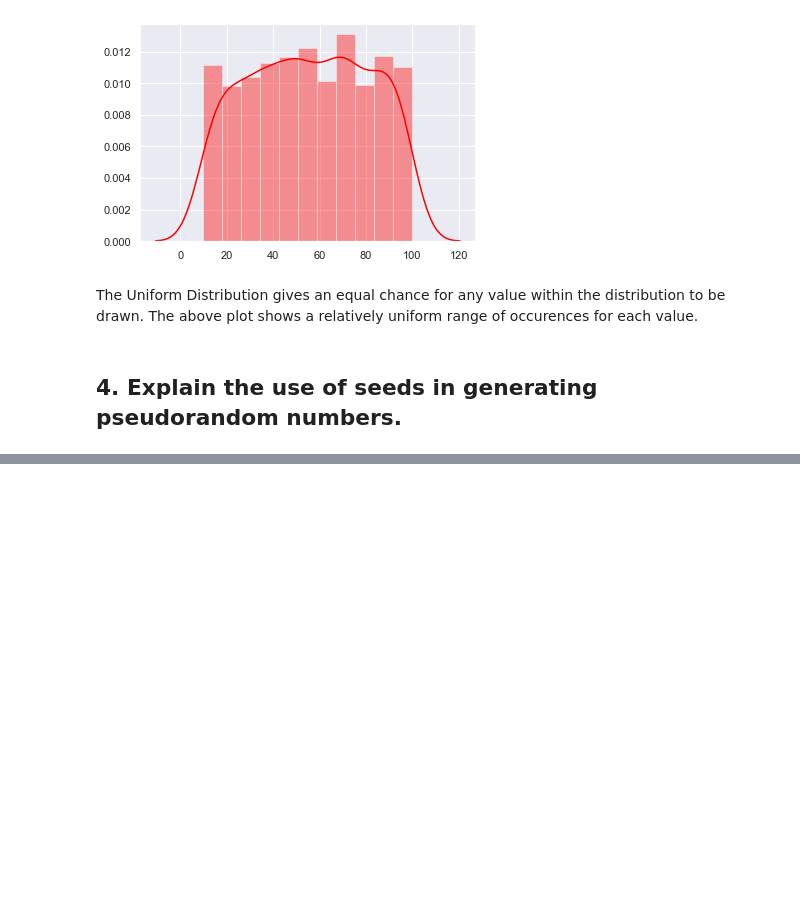
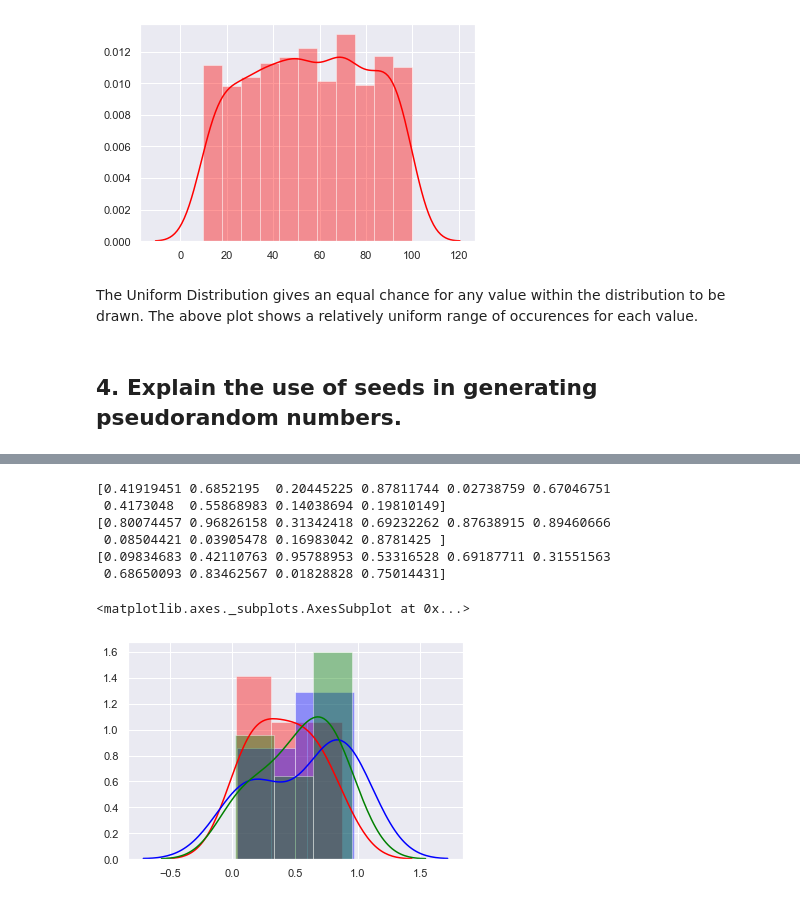
Before and after one commit to Pmcg1/ProgDA_Assignment, a Jupyter notebook: ProgDA_Assessment_1_2019.ipynb, the cells around one changed output, grey strips where cells are left out. Drawn from its saved outputs; the diff is of its cells as text; code cells hidden in the pictures; blank space fills up the shorter version.

```diff
--- a/ProgDA_Assessment_1_2019.ipynb
+++ b/ProgDA_Assessment_1_2019.ipynb
@@ -539,0 +547,19 @@ The Uniform Distribution gives an equal chance for any value within the distribu
+# %%
+x = np.random.rand(10)
+y = np.random.rand(10)
+z = np.random.rand(10)
+print(x)
+print(y)
+print(z)
+sns.distplot(x, color="red")
+sns.distplot(y, color="blue")
+sns.distplot(z, color="green")
+# %% [output]
+[0.41919451 0.6852195  0.20445225 0.87811744 0.02738759 0.67046751
+ 0.4173048  0.55868983 0.14038694 0.19810149]
+[0.80074457 0.96826158 0.31342418 0.69232262 0.87638915 0.89460666
+ 0.08504421 0.03905478 0.16983042 0.8781425 ]
+[0.09834683 0.42110763 0.95788953 0.53316528 0.69187711 0.31551563
+ 0.68650093 0.83462567 0.01828828 0.75014431]
+<matplotlib.axes._subplots.AxesSubplot at 0x...>
+[figure, added]
```
Also changed, not shown: parts of 6 cells of this notebook.
